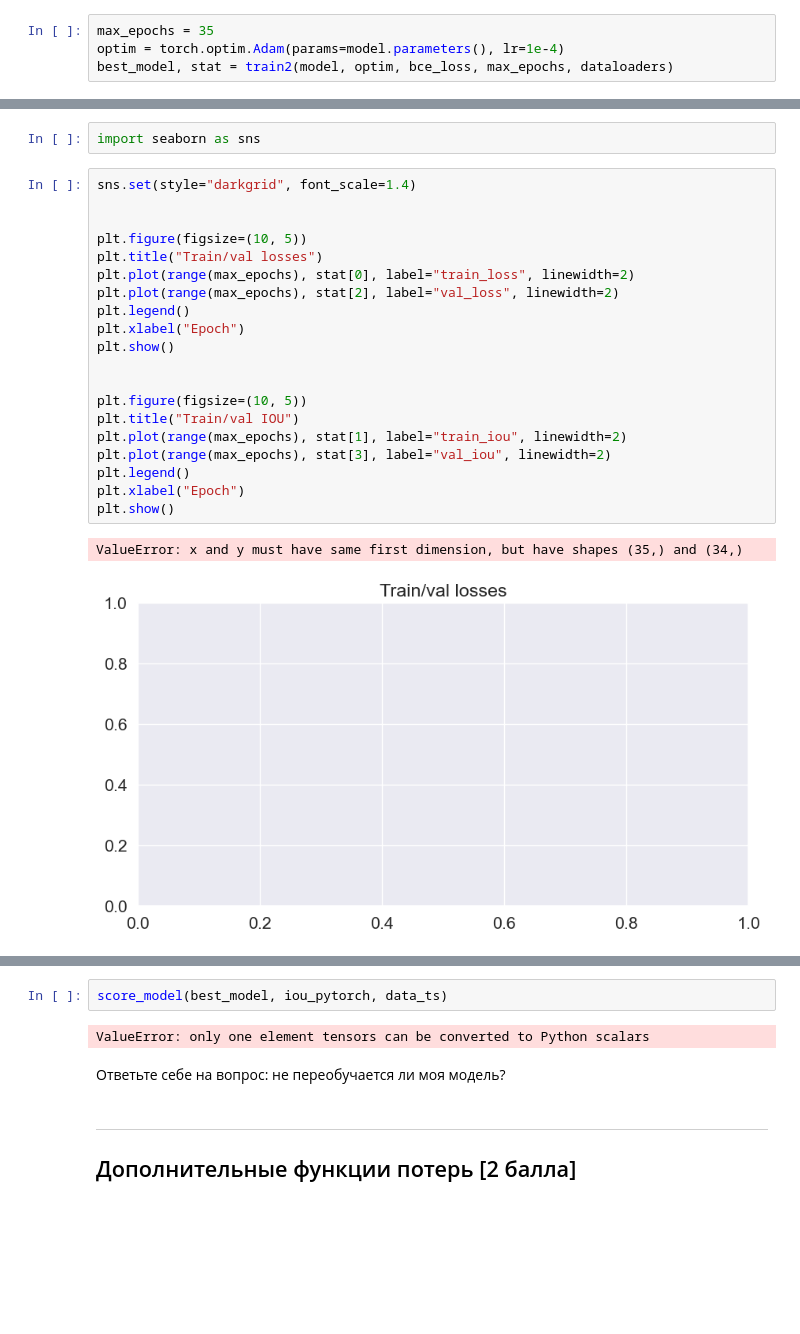
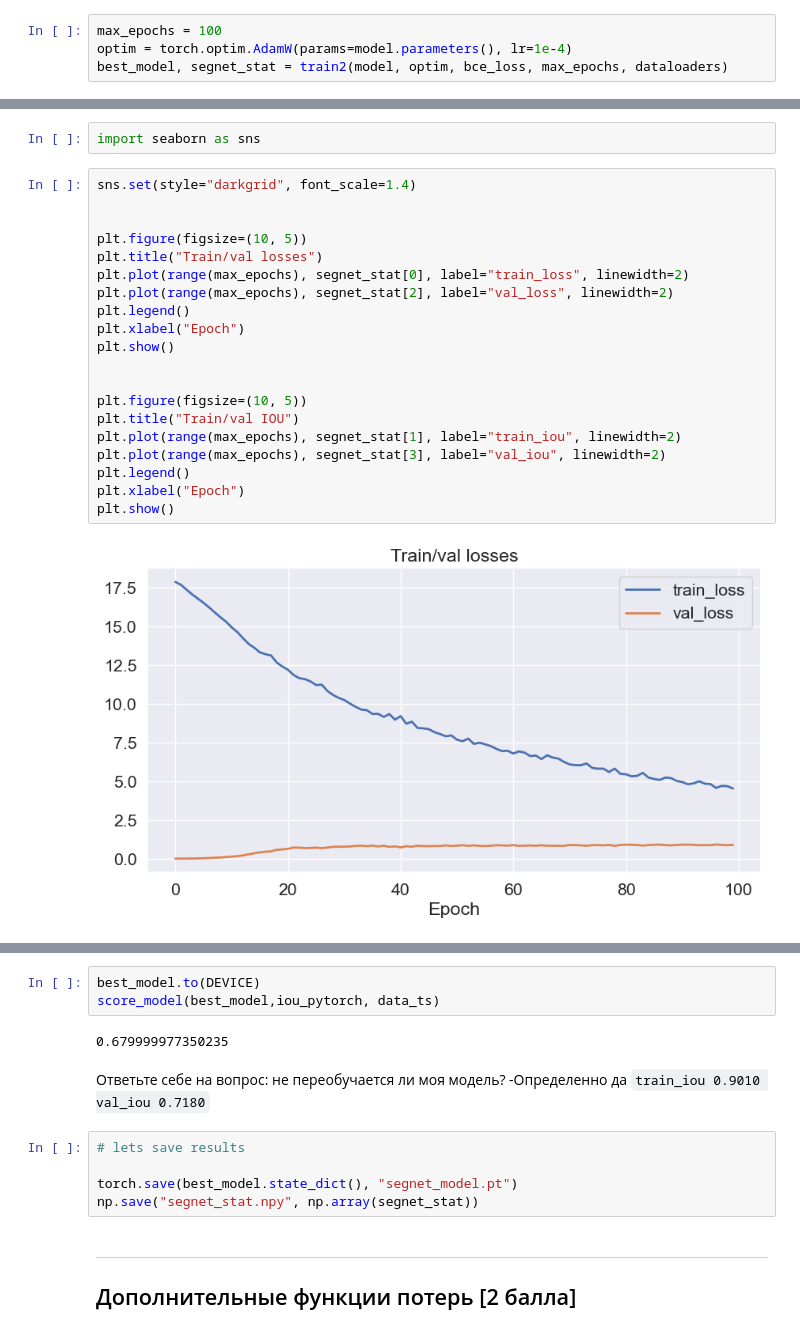
Before and after one commit to dimkablin/DeepLEarningSchool_MFTI, a Jupyter notebook: homework/16.1 Домашнее задание. Сегментация изображений/[hw]semantic_segmentation.ipynb, the cells around one changed output, grey strips where cells are left out. Cells and saved outputs as stored; diff of their text form; blank space fills up the shorter version.

```diff
--- a/homework/16.1 Домашнее задание. Сегментация изображений/[hw]semantic_segmentation.ipynb
+++ b/homework/16.1 Домашнее задание. Сегментация изображений/[hw]semantic_segmentation.ipynb
@@ -552,5 +554,5 @@ gc.collect()
 # %%
-max_epochs = 35
-optim = torch.optim.Adam(params=model.parameters(), lr=1e-4)
-best_model, stat = train2(model, optim, bce_loss, max_epochs, dataloaders)
+max_epochs = 100
+optim = torch.optim.AdamW(params=model.parameters(), lr=1e-4)
+best_model, segnet_stat = train2(model, optim, bce_loss, max_epochs, dataloaders)
 # %% [output]
@@ -561,23 +563,22 @@ import seaborn as sns
 # %%
 sns.set(style="darkgrid", font_scale=1.4)
 
 
 plt.figure(figsize=(10, 5))
 plt.title("Train/val losses")
-plt.plot(range(max_epochs), stat[0], label="train_loss", linewidth=2)
-plt.plot(range(max_epochs), stat[2], label="val_loss", linewidth=2)
+plt.plot(range(max_epochs), segnet_stat[0], label="train_loss", linewidth=2)
+plt.plot(range(max_epochs), segnet_stat[2], label="val_loss", linewidth=2)
 plt.legend()
 plt.xlabel("Epoch")
 plt.show()
 
 
 plt.figure(figsize=(10, 5))
 plt.title("Train/val IOU")
-plt.plot(range(max_epochs), stat[1], label="train_iou", linewidth=2)
-plt.plot(range(max_epochs), stat[3], label="val_iou", linewidth=2)
+plt.plot(range(max_epochs), segnet_stat[1], label="train_iou", linewidth=2)
+plt.plot(range(max_epochs), segnet_stat[3], label="val_iou", linewidth=2)
 plt.legend()
 plt.xlabel("Epoch")
 plt.show()
 # %% [output]
-ValueError: x and y must have same first dimension, but have shapes (35,) and (34,)
-[figure, old version]
+[figure, new version]
@@ -584,9 +586,16 @@ ValueError: x and y must have same first dimension, but have shapes (35,) and (3
 # %%
-score_model(best_model, iou_pytorch, data_ts)
+best_model.to(DEVICE)
+score_model(best_model,iou_pytorch, data_ts)
 # %% [output]
-ValueError: only one element tensors can be converted to Python scalars
+0.679999977350235
 # %% [markdown]
 Ответьте себе на вопрос: не переобучается ли моя модель?
+-Определенно да `train_iou 0.9010 val_iou 0.7180`
+# %%
+# lets save results
+
+torch.save(best_model.state_dict(), "segnet_model.pt")
+np.save("segnet_stat.npy", np.array(segnet_stat))
 # %% [markdown]
 -----------------------------------------------------------------------------------------
 
```
Also changed, not shown: parts of 11 cells of this notebook.
